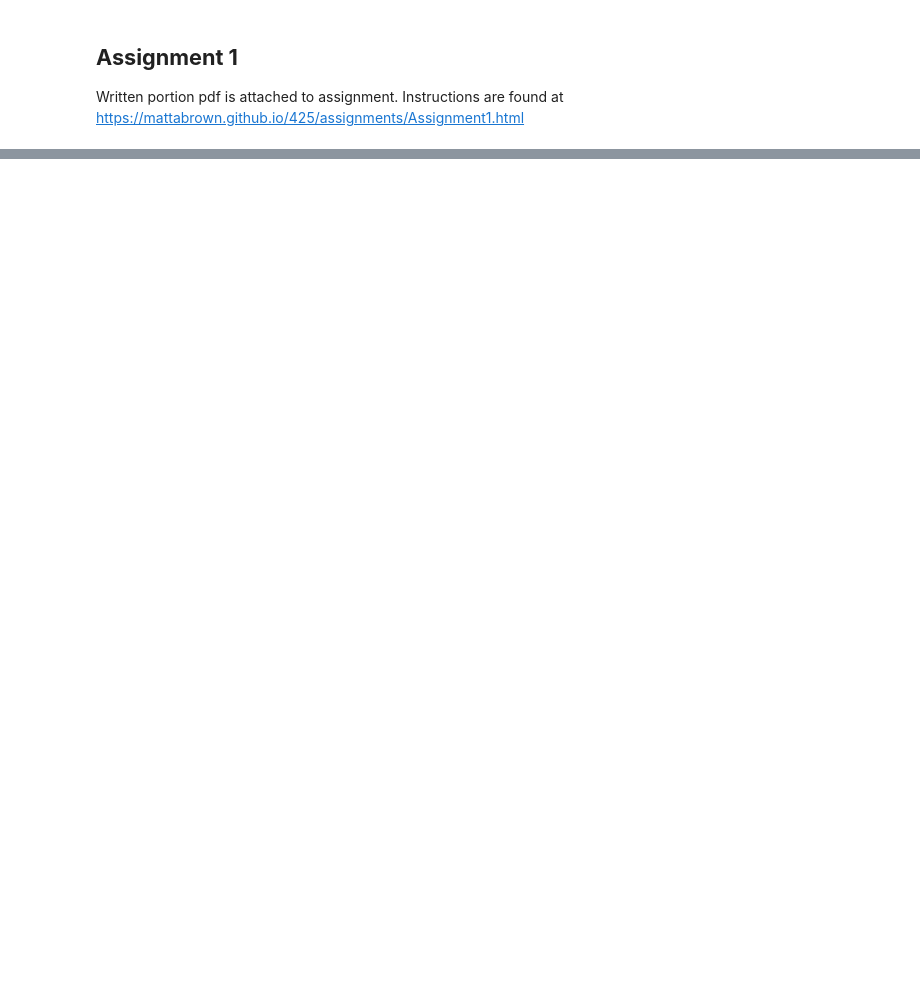
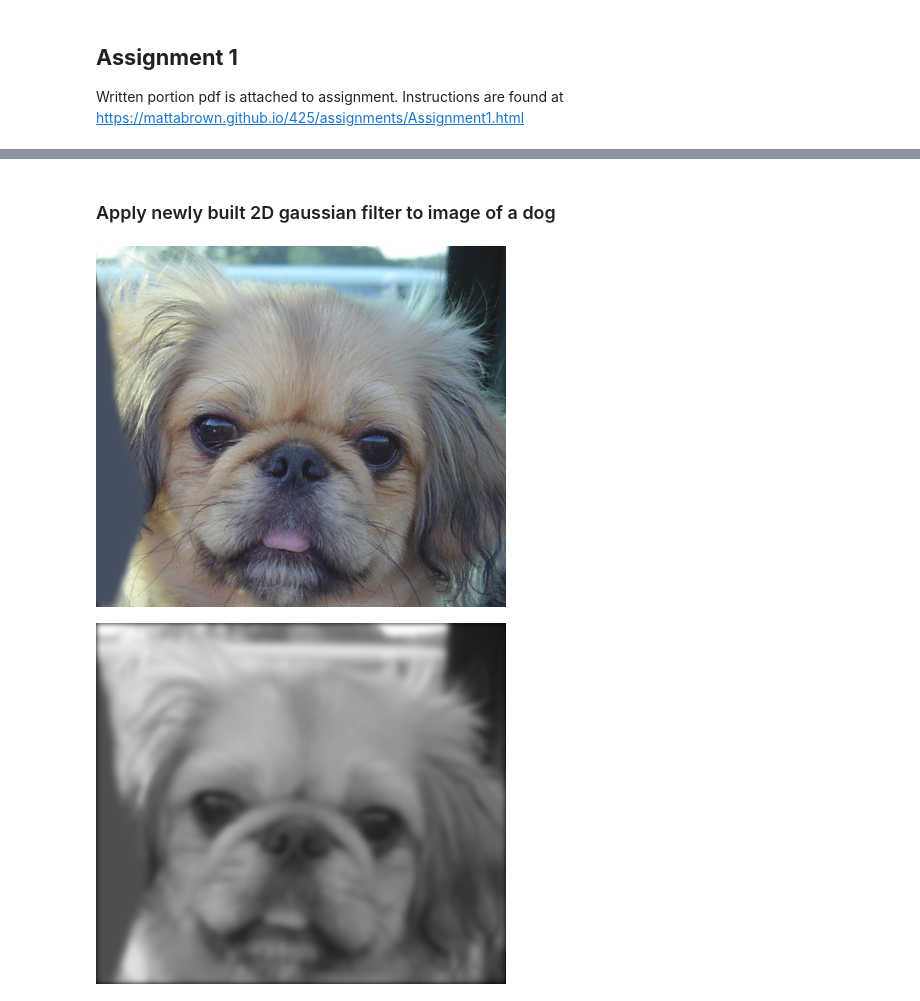
Before and after one commit to chipnbits/CPSC425, a Jupyter notebook: Assignments/A1/Assignment1.ipynb, the cells around one changed output, grey strips where cells are left out. Cells and saved outputs as stored; diff of their text form; code cells hidden in the pictures; blank space fills up the shorter version.

```diff
--- a/Assignments/A1/Assignment1.ipynb
+++ b/Assignments/A1/Assignment1.ipynb
@@ -4,0 +186,21 @@ Written portion pdf is attached to assignment. Instructions are found at https:/
+# %% [markdown]
+### Apply newly built 2D gaussian filter to image of a dog
+# %%
+# Import image
+dog_img = Image.open('dog.jpg')
+display(dog_img)
+#Make a greyscale copy
+dog_img = dog_img.convert('L')
+# Get array representation
+dog_array = np.asarray(dog_img)
+
+# Apply the Gaussian filter
+dog_blur_array = gaussconvolve2d_manual(dog_array, 3)
+# Convert back to 0-255 range (8-bit pixels)
+dog_blur = Image.fromarray(dog_blur_array.astype('uint8'))
+# Show the artwork
+display(dog_blur)
+dog_blur.save('dog_blur.jpg')
+# %% [output]
+[figure, added]
+[figure, added]
```
Also changed, not shown: parts of 14 cells of this notebook, 34 other files.
